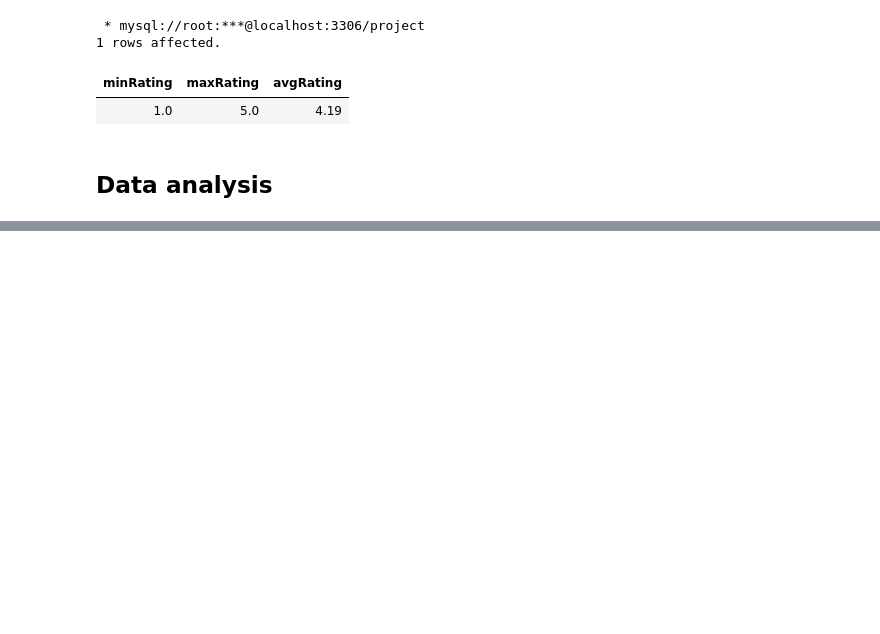
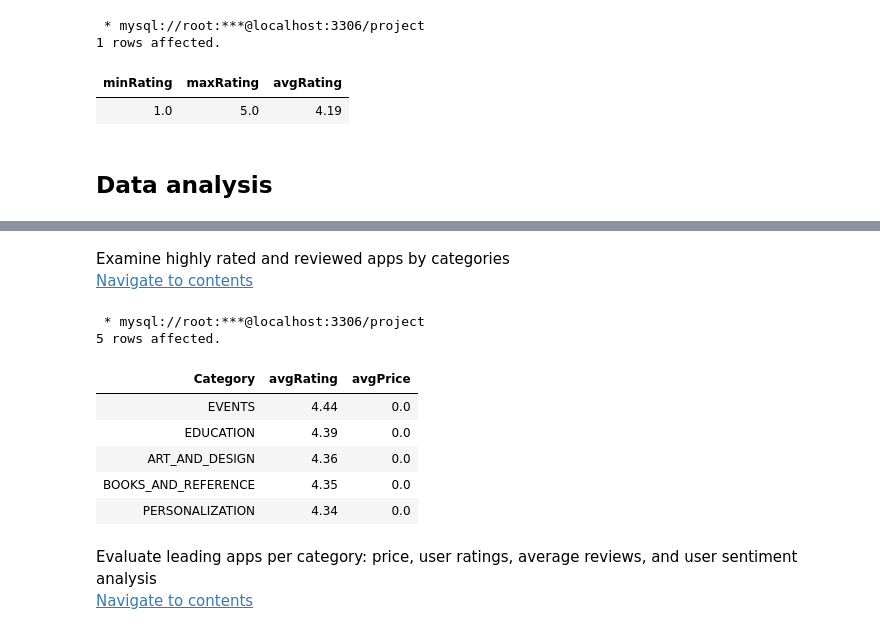
Before and after one commit to NilArj/Google_play, a Jupyter notebook: google_play_apps.ipynb, the cells around one changed output, grey strips where cells are left out. Drawn from its saved outputs; the diff is of its cells as text; code cells hidden in the pictures; blank space fills up the shorter version.

Commit message:
1st analysis completed

```diff
--- a/google_play_apps.ipynb
+++ b/google_play_apps.ipynb
@@ -314,0 +359,26 @@ from googleplaystore
+# %% [markdown]
+<a id="high_rating_apps"></a>
+Examine highly rated and reviewed apps by categories
+<br>
+<a href="#table_of_contents">Navigate to contents</a>
+# %%
+%%sql
+select Category,round(avg(Rating),2) as avgRating, round(avg(Price),2) as avgPrice
+from googleplaystore
+group by Category
+order by avgRating desc
+limit 5
+# %% [output]
+ * mysql://root:***@localhost:3306/project
+5 rows affected.
+| Category | avgRating | avgPrice |
+| EVENTS | 4.44 | 0.0 |
+| EDUCATION | 4.39 | 0.0 |
+| ART_AND_DESIGN | 4.36 | 0.0 |
+| BOOKS_AND_REFERENCE | 4.35 | 0.0 |
+| PERSONALIZATION | 4.34 | 0.0 |
+# %% [markdown]
+<a id="leading_apps"></a>
+Evaluate leading apps per category: price, user ratings, average reviews, and user sentiment analysis
+<br>
+<a href="#table_of_contents">Navigate to contents</a>
```
Also changed, not shown: parts of 9 cells of this notebook.
